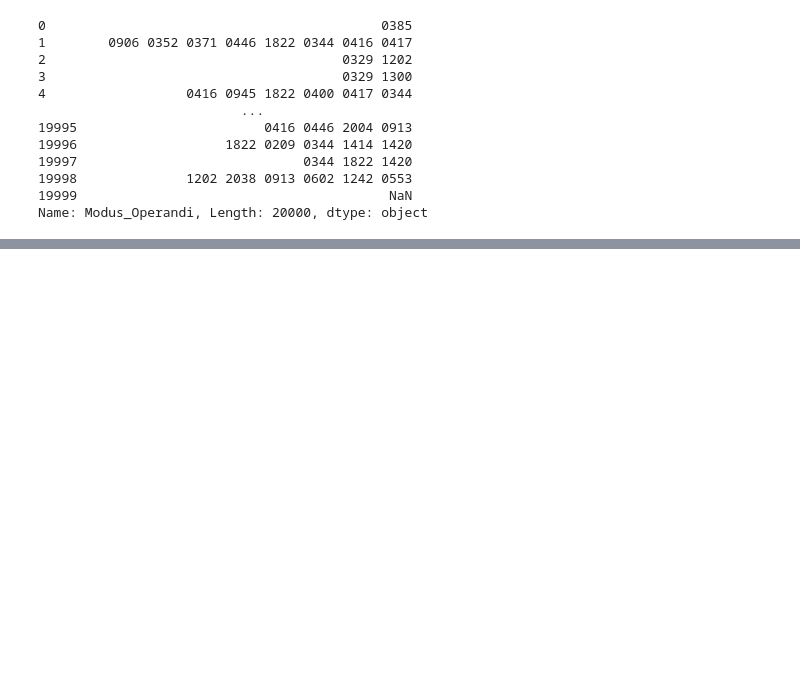
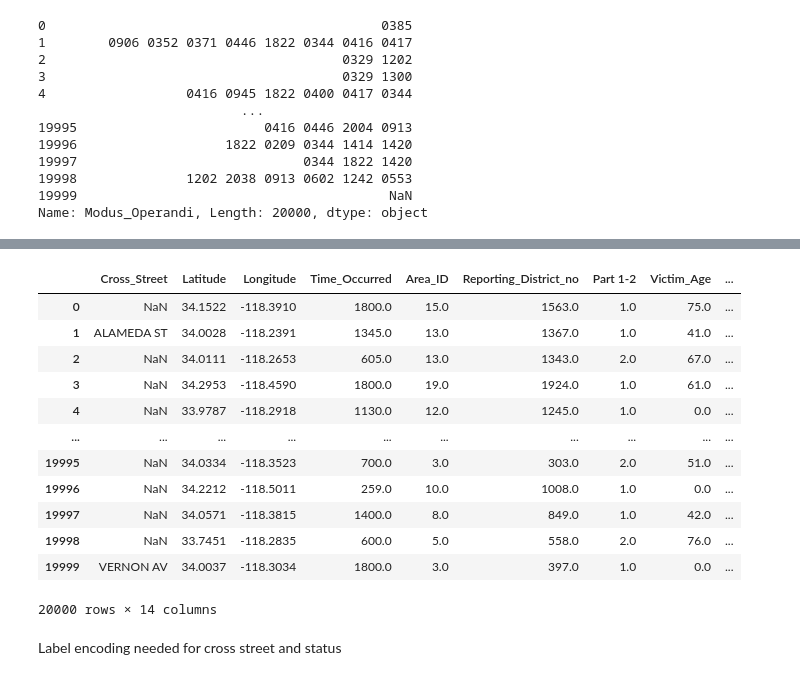
Before and after one commit to sasankjampana8/crime-cast-forecasting-crime-categories, a Jupyter notebook: EDA.ipynb, the cells around one changed output, grey strips where cells are left out. Drawn from its saved outputs; the diff is of its cells as text; code cells hidden in the pictures; blank space fills up the shorter version.

```diff
--- a/EDA.ipynb
+++ b/EDA.ipynb
@@ -437,0 +699,26 @@ Name: Modus_Operandi, Length: 20000, dtype: object
+# %%
+data_x = data.drop(['Location', 'Date_Reported',
+       'Date_Occurred', 'Area_Name',
+       'Modus_Operandi',
+        'Premise_Description',
+       'Weapon_Description', 'Status_Description',
+        'Crime_Category'], axis=1)
+data_y = data[['Crime_Category']]
+# %%
+data_x
+# %% [output]
+|  | Cross_Street | Latitude | Longitude | Time_Occurred | Area_ID | Reporting_District_no | Part 1-2 | Victim_Age | ... |
+| 0 | NaN | 34.1522 | -118.3910 | 1800.0 | 15.0 | 1563.0 | 1.0 | 75.0 | ... |
+| 1 | ALAMEDA ST | 34.0028 | -118.2391 | 1345.0 | 13.0 | 1367.0 | 1.0 | 41.0 | ... |
+| 2 | NaN | 34.0111 | -118.2653 | 605.0 | 13.0 | 1343.0 | 2.0 | 67.0 | ... |
+| 3 | NaN | 34.2953 | -118.4590 | 1800.0 | 19.0 | 1924.0 | 1.0 | 61.0 | ... |
+| 4 | NaN | 33.9787 | -118.2918 | 1130.0 | 12.0 | 1245.0 | 1.0 | 0.0 | ... |
+| ... | ... | ... | ... | ... | ... | ... | ... | ... | ... |
+| 19995 | NaN | 34.0334 | -118.3523 | 700.0 | 3.0 | 303.0 | 2.0 | 51.0 | ... |
+| 19996 | NaN | 34.2212 | -118.5011 | 259.0 | 10.0 | 1008.0 | 1.0 | 0.0 | ... |
+| 19997 | NaN | 34.0571 | -118.3815 | 1400.0 | 8.0 | 849.0 | 1.0 | 42.0 | ... |
+| 19998 | NaN | 33.7451 | -118.2835 | 600.0 | 5.0 | 558.0 | 2.0 | 76.0 | ... |
+| 19999 | VERNON AV | 34.0037 | -118.3034 | 1800.0 | 3.0 | 397.0 | 1.0 | 0.0 | ... |
+20000 rows × 14 columns
+# %% [markdown]
+Label encoding needed for cross street and status
```
Also changed, not shown: parts of 60 cells of this notebook, 2 other files.
